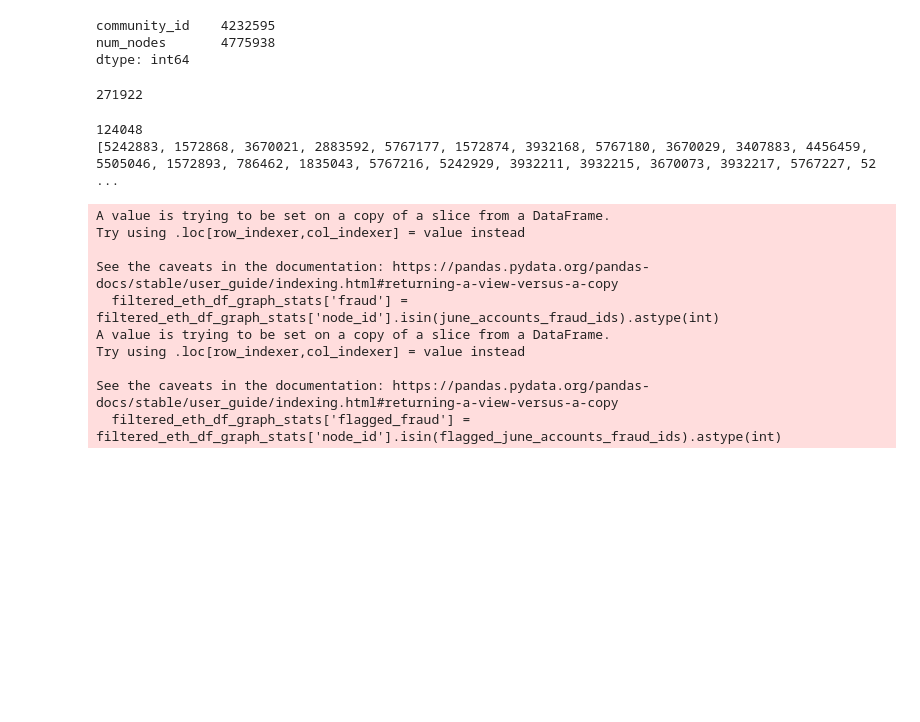
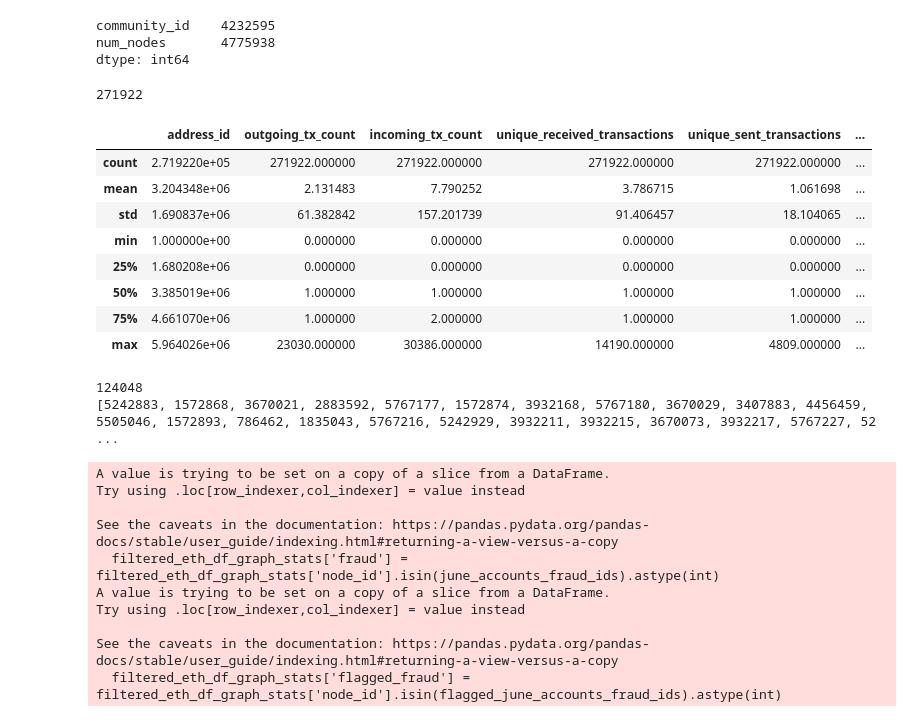
Before and after one commit to nat-rng/7CCSMPRJ, a Jupyter notebook: data_predict.ipynb, the cells around one changed output. Saved outputs shown, nothing was run; the diff lists cells and outputs as text; code cells hidden in the pictures; blank space fills up the shorter version.

```diff
--- a/data_predict.ipynb
+++ b/data_predict.ipynb
@@ -505,6 +505,20 @@ flagged_june_accounts_fraud_ids = flagged_june_accounts_fraud['address_id'].uniq
 len(flagged_june_accounts_fraud_ids)
 # %% [output]
 271922
+# %%
+#show all columns
+pd.set_option('display.max_columns', None)
+flagged_june_accounts_fraud.describe()
+# %% [output]
+|  | address_id | outgoing_tx_count | incoming_tx_count | unique_received_transactions | unique_sent_transactions | ... |
+| count | 2.719220e+05 | 271922.000000 | 271922.000000 | 271922.000000 | 271922.000000 | ... |
+| mean | 3.204348e+06 | 2.131483 | 7.790252 | 3.786715 | 1.061698 | ... |
+| std | 1.690837e+06 | 61.382842 | 157.201739 | 91.406457 | 18.104065 | ... |
+| min | 1.000000e+00 | 0.000000 | 0.000000 | 0.000000 | 0.000000 | ... |
+| 25% | 1.680208e+06 | 0.000000 | 0.000000 | 0.000000 | 0.000000 | ... |
+| 50% | 3.385019e+06 | 1.000000 | 1.000000 | 1.000000 | 1.000000 | ... |
+| 75% | 4.661070e+06 | 1.000000 | 2.000000 | 1.000000 | 1.000000 | ... |
+| max | 5.964026e+06 | 23030.000000 | 30386.000000 | 14190.000000 | 4809.000000 | ... |
 # %%
 flagged_june_accounts_fraud_ids_set = set(flagged_june_accounts_fraud_ids)
 filtered_eth_df_graph_stats_set = set(filtered_eth_df_graph_stats['node_id'].values)
```
Also changed, not shown: parts of 2 cells of this notebook, 1 other file.
